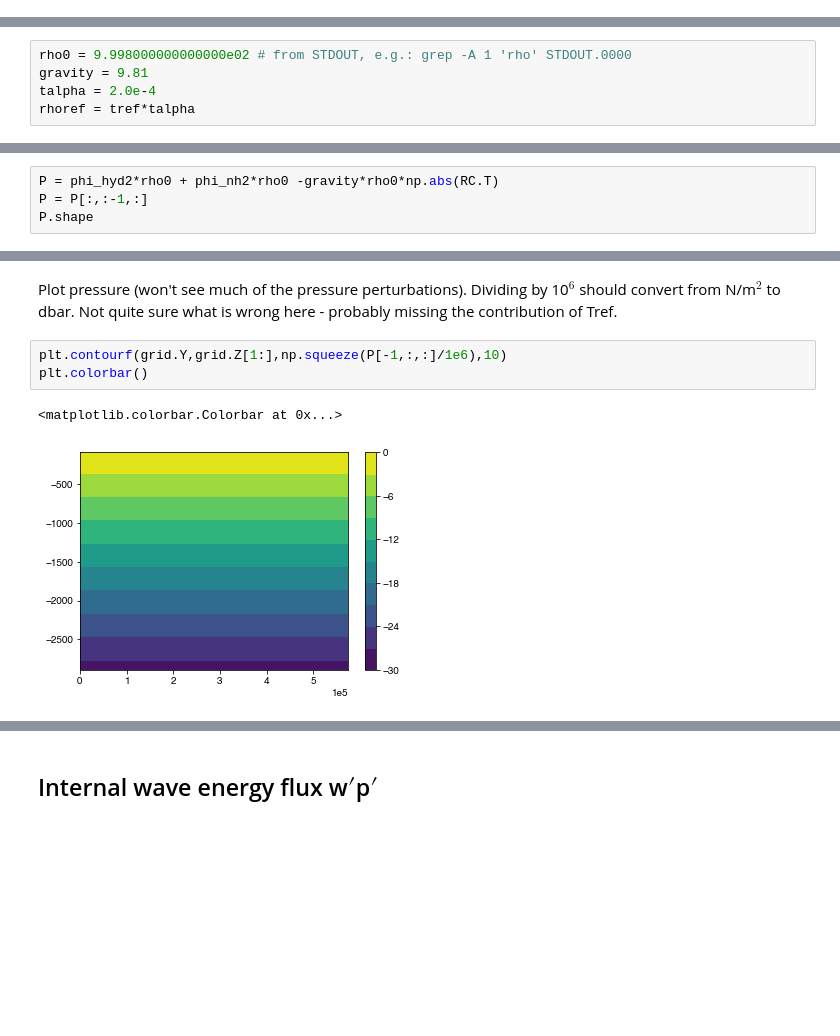
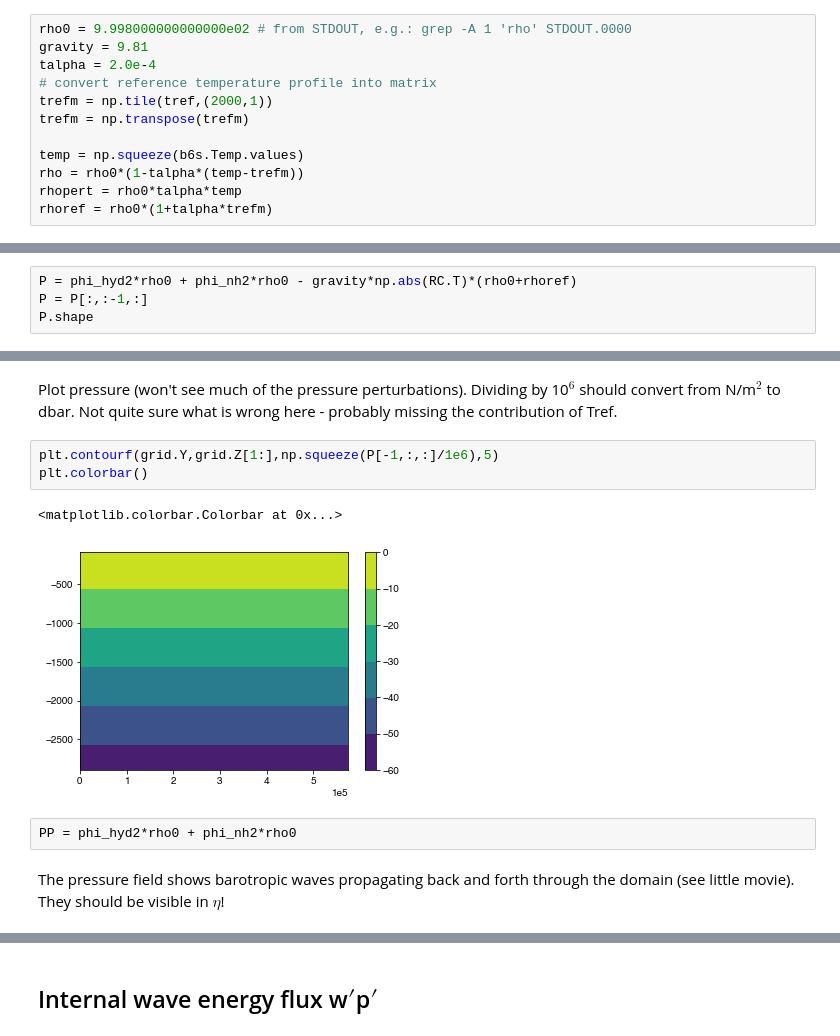
Before and after one commit to gunnarvoet/flow-across-bump, a Jupyter notebook: analysis/bump_analysis.ipynb, the cells around one changed output, grey strips where cells are left out. Saved outputs shown, nothing was run; the diff lists cells and outputs as text; blank space fills up the shorter version.

Commit message:
barotropic wave

```diff
--- a/analysis/bump_analysis.ipynb
+++ b/analysis/bump_analysis.ipynb
@@ -280,0 +273,12 @@ array([   308.83333333,    921.35277778,   1523.57777778,   2115.50833333,
+# %%
+rho0 = 9.998000000000000e02 # from STDOUT, e.g.: grep -A 1 'rho' STDOUT.0000
+gravity = 9.81
+talpha = 2.0e-4
+# convert reference temperature profile into matrix
+trefm = np.tile(tref,(2000,1))
+trefm = np.transpose(trefm)
+
+temp = np.squeeze(b6s.Temp.values)
+rho = rho0*(1-talpha*(temp-trefm))
+rhopert = rho0*talpha*temp
+rhoref = rho0*(1+talpha*trefm)
@@ -295,5 +309,0 @@ $p = (phi_{H}+phi_{NH}) \cdot \rho_0$.
-# %%
-rho0 = 9.998000000000000e02 # from STDOUT, e.g.: grep -A 1 'rho' STDOUT.0000
-gravity = 9.81
-talpha = 2.0e-4
-rhoref = tref*talpha
@@ -371,7 +408,7 @@ plt.colorbar()
 # %% [markdown]
 Calculate pressure
 # %%
-P = phi_hyd2*rho0 + phi_nh2*rho0 -gravity*rho0*np.abs(RC.T)
+P = phi_hyd2*rho0 + phi_nh2*rho0 - gravity*np.abs(RC.T)*(rho0+rhoref)
 P = P[:,:-1,:]
 P.shape
 # %% [output]
@@ -379,8 +416,12 @@ P.shape
 # %% [markdown]
 Plot pressure (won't see much of the pressure perturbations). Dividing by 10$^6$ should convert from N/m$^2$ to dbar. Not quite sure what is wrong here - probably missing the contribution of Tref.
 # %%
-plt.contourf(grid.Y,grid.Z[1:],np.squeeze(P[-1,:,:]/1e6),10)
+plt.contourf(grid.Y,grid.Z[1:],np.squeeze(P[-1,:,:]/1e6),5)
 plt.colorbar()
 # %% [output]
 <matplotlib.colorbar.Colorbar at 0x...>
-[figure, old version]
+[figure, new version]
+# %%
+PP = phi_hyd2*rho0 + phi_nh2*rho0
+# %% [markdown]
+The pressure field shows barotropic waves propagating back and forth through the domain (see little movie). They should be visible in $\eta$!
```
Also changed, not shown: parts of 28 cells of this notebook, 2 other files.
